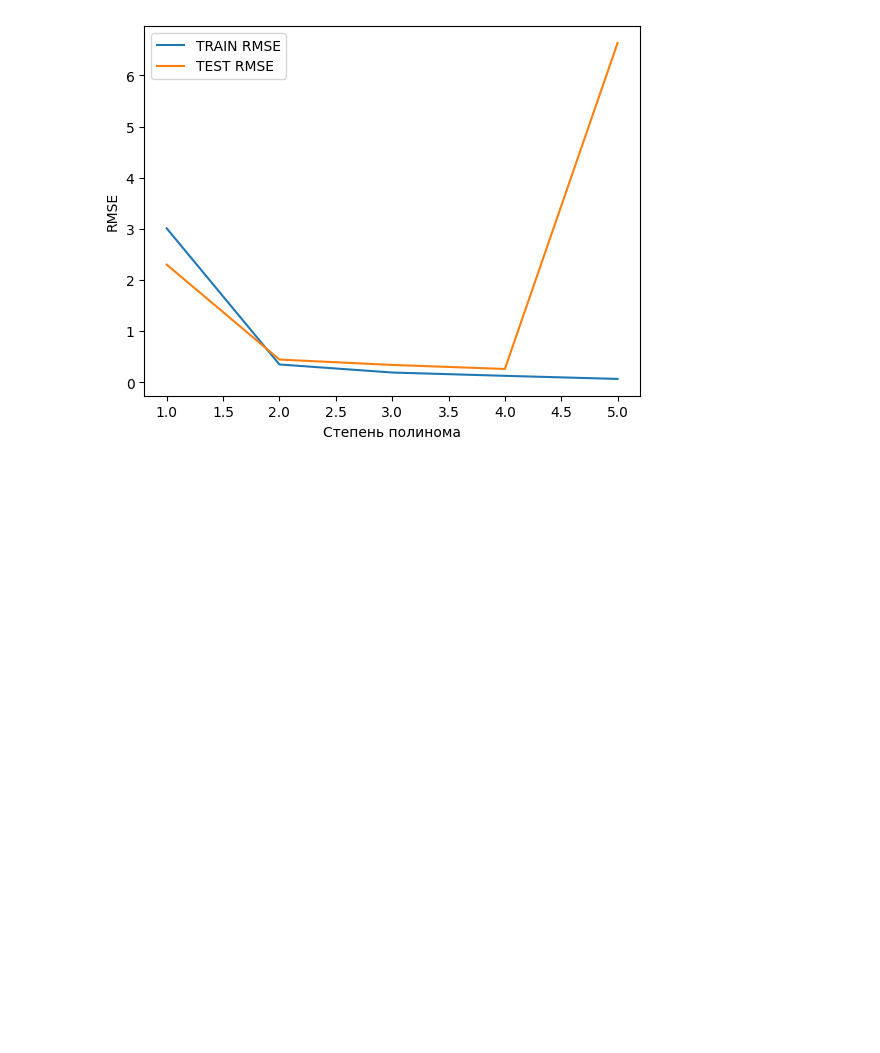
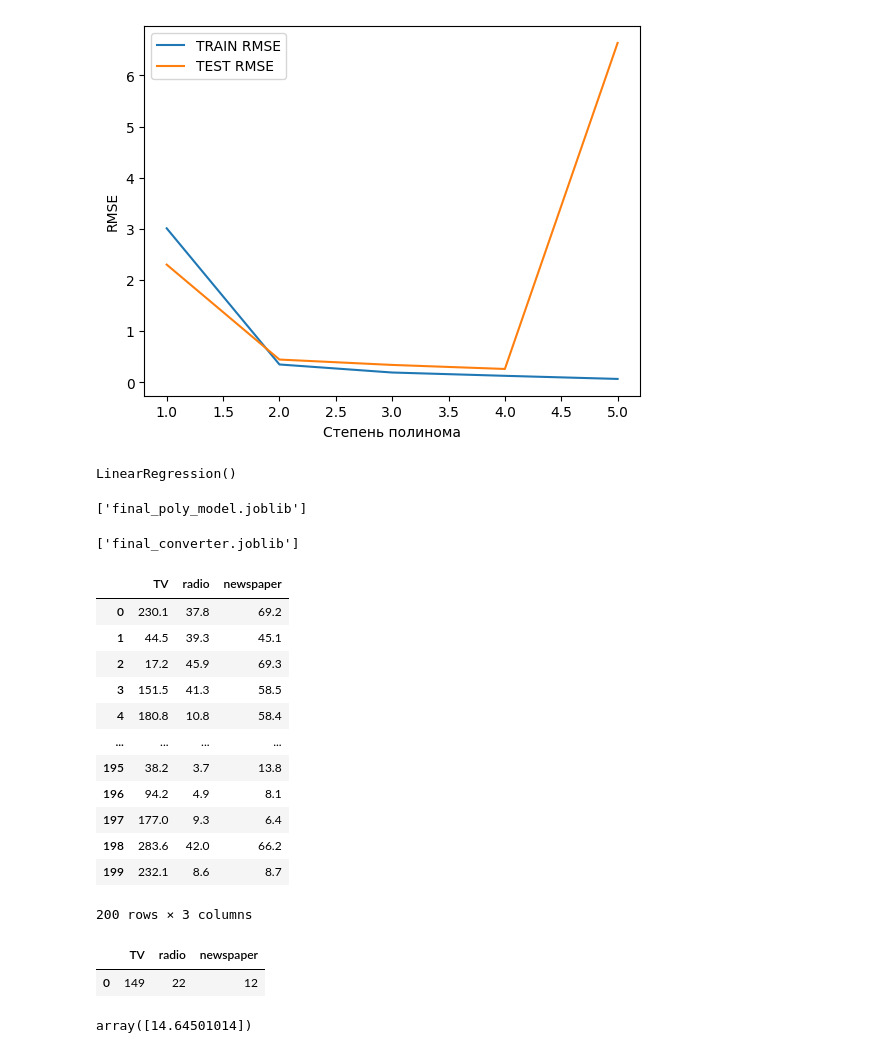
Before and after one commit to AlexTmbMifi/ML_basic, a Jupyter notebook: PolyRegression.ipynb, the cells around one changed output. Cells and saved outputs as stored; diff of their text form; code cells hidden in the pictures; blank space fills up the shorter version.

```diff
--- a/PolyRegression.ipynb
+++ b/PolyRegression.ipynb
@@ -130,0 +134,13 @@ plt.legend();
+# %%
+final_model = LinearRegression()
+final_model.fit(final_converted_X, y)
+# %% [output]
+LinearRegression()
+# %%
+dump(final_model, 'final_poly_model.joblib')
+# %% [output]
+['final_poly_model.joblib']
+# %%
+dump(final_polynomial_converver, 'final_converter.joblib')
+# %% [output]
+['final_converter.joblib']
@@ -130,0 +150,22 @@ plt.legend();
+# %%
+X
+# %% [output]
+|  | TV | radio | newspaper |
+| 0 | 230.1 | 37.8 | 69.2 |
+| 1 | 44.5 | 39.3 | 45.1 |
+| 2 | 17.2 | 45.9 | 69.3 |
+| 3 | 151.5 | 41.3 | 58.5 |
+| 4 | 180.8 | 10.8 | 58.4 |
+| ... | ... | ... | ... |
+| 195 | 38.2 | 3.7 | 13.8 |
+| 196 | 94.2 | 4.9 | 8.1 |
+| 197 | 177.0 | 9.3 | 6.4 |
+| 198 | 283.6 | 42.0 | 66.2 |
+| 199 | 232.1 | 8.6 | 8.7 |
+200 rows × 3 columns
+# %%
+campaign = pd.DataFrame(np.array([[149, 22, 12]]),columns=['TV', 'radio', 'newspaper'])
+campaign
+# %% [output]
+|  | TV | radio | newspaper |
+| 0 | 149 | 22 | 12 |
@@ -130,0 +174,4 @@ plt.legend();
+# %%
+loaded_model.predict(data_transformed) # предсказание по загруженной модели
+# %% [output]
+array([14.64501014])
```
Also changed, not shown: parts of 4 cells of this notebook.
